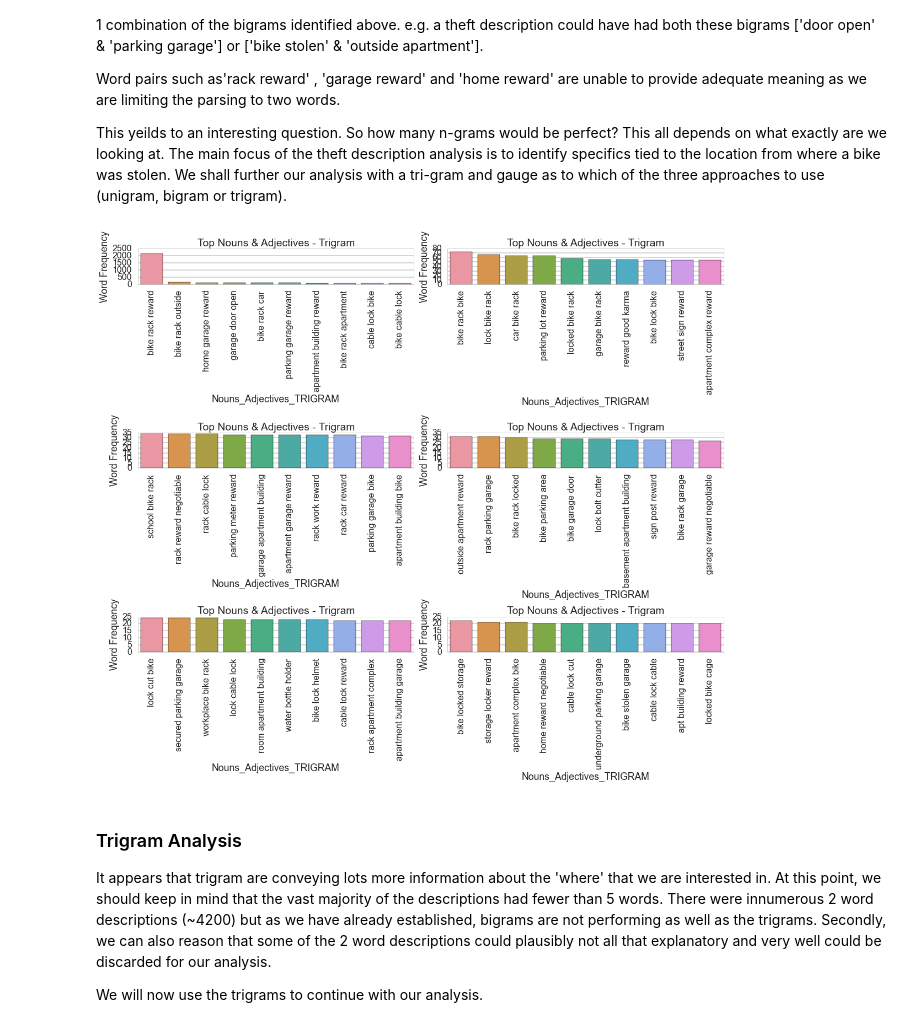
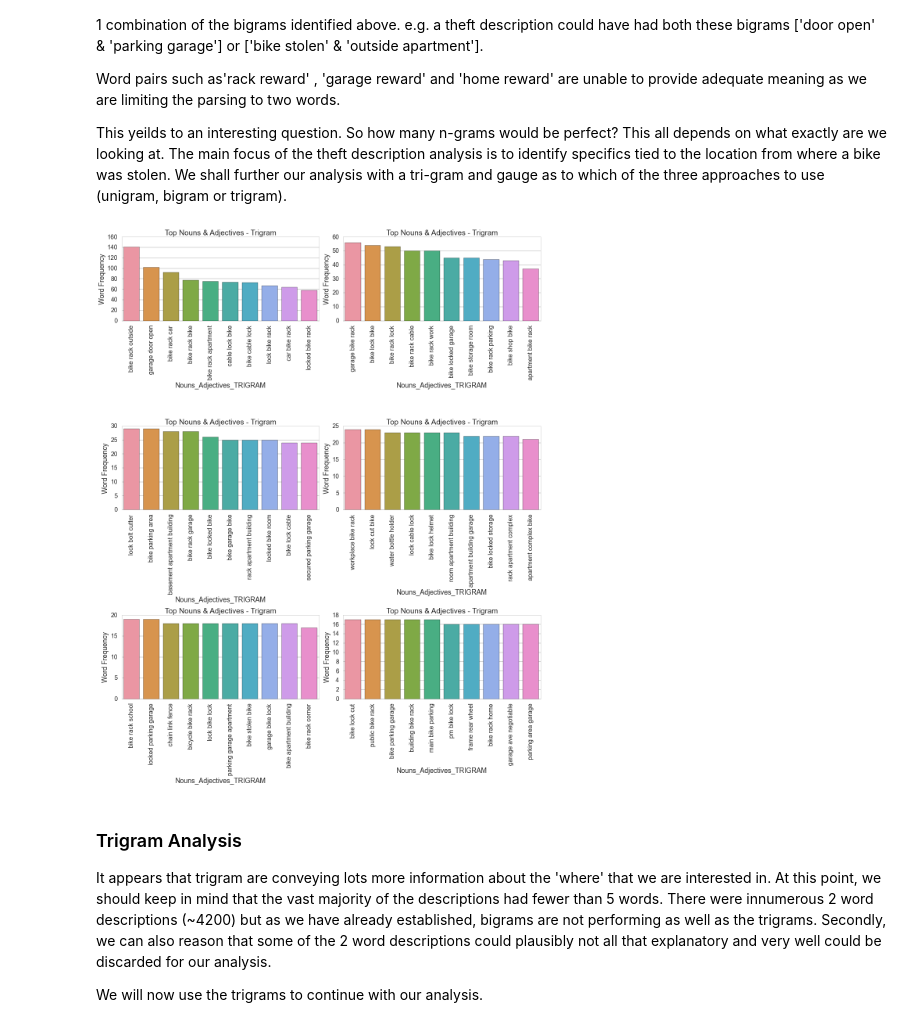
Before and after one commit to dilipbalachandran/project_cs109, a Jupyter notebook: code/Theft_Desc_Analysis-Draft.ipynb, the cells around one changed output. Saved outputs shown, nothing was run; the diff lists cells and outputs as text; code cells hidden in the pictures.

Commit message:
Nouns 1gram without reward spectral clustering - clean

```diff
--- a/code/Theft_Desc_Analysis-Draft.ipynb
+++ b/code/Theft_Desc_Analysis-Draft.ipynb
@@ -158,7 +158,14 @@ regex2=re.compile(r"\-{2,}")
 regex3=re.compile(r"\\\\")
 punctuation = list('.,;:!?()[]{}`''\"@#$^&*+-|=~_')
 
-def gather_nouns(thetext):
+def gather_nouns(thetext, cust_words_list=[]):
+    NEW_CUST_STOPWORDS_NOUN = CUSTOM_STOPWORDS_NOUN
+    if (len (cust_words_list) > 0):
+
+        for x in range(len(cust_words_list)):
+            tempvar1 = cust_words_list
+            NEW_CUST_STOPWORDS_NOUN.extend(tempvar1)
+
     thetext=re.sub(regex1, ' ', thetext)
     thetext=re.sub(regex2, ' ', thetext)
     thetext=re.sub(regex3, ' ', thetext)
@@ -169,7 +176,7 @@ def gather_nouns(thetext):
             #print token
             if len(token[4]) >0:
                 if token[1] in ['NN', 'NNS']:
-                    if token[4] in CUSTOM_STOPWORDS_NOUN or token[4] in stopwords or token[4][0] in punctuation or token[4][-1] in punctuation or len(token[4])==1:
+                    if token[4] in NEW_CUST_STOPWORDS_NOUN or token[4] in stopwords or token[4][0] in punctuation or token[4][-1] in punctuation or len(token[4])==1:
                         continue
                     nouns.append(token[4])
     nouns2=[]
@@ -182,7 +189,15 @@ def gather_nouns(thetext):
     return ' '.join(nouns2)
 
 
-def gather_nouns_and_adj(thetext):
+def gather_nouns_and_adj(thetext, cust_words_list=[]):
+    NEW_CUST_STOPWORDS = CUSTOM_STOPWORDS
+    if (len (cust_words_list) > 0):
+
+        for x in range(len(cust_words_list)):
+            tempvar2 = cust_words_list
+            NEW_CUST_STOPWORDS.extend(tempvar2)
+
+
     thetext=re.sub(regex1, ' ', thetext)
     thetext=re.sub(regex2, ' ', thetext)
     thetext=re.sub(regex3, ' ', thetext)
@@ -193,7 +208,7 @@ def gather_nouns_and_adj(thetext):
             #print token
             if len(token[4]) >0:
                 if token[1] in ['NN','NNS','NNP','JJ','JJR','JJS' ]:
-                    if token[4] in CUSTOM_STOPWORDS or token[4] in stopwords or token[4][0] in punctuation or token[4][-1] in punctuation or len(token[4])==1:
+                    if token[4] in NEW_CUST_STOPWORDS or token[4] in stopwords or token[4][0] in punctuation or token[4][-1] in punctuation or len(token[4])==1:
                         continue
 
                     #print token[4]
@@ -301,12 +321,12 @@ Prior to doing any more analysis, we need to understand the frequency of the nou
 # %%
 # Plot bar graph of Frequency of top 200 words that were vectorized
 #
-def plot_freq_chart(nrows, ncols, df_in, title_in) :
+def plot_freq_chart(nrows, ncols, df_in, title_in, figw=16, figh=16) :
     x_label = df_in.columns[1]
     y_label = df_in.columns[0]
     plt_rows = np.arange(nrows)
     plt_cols = np.arange(ncols)
-    f1, ax1 = plt.subplots(figsize=(16,14), nrows=nrows, ncols=ncols)
+    f1, ax1 = plt.subplots(figsize=(figw,figh), nrows=nrows, ncols=ncols)
     f1.set_tight_layout(True)
     x = 0
     #sns.barplot(x='Nouns',y='Count',data= sorted_w_freq_df[0:10])
@@ -322,5 +342,3 @@ def plot_freq_chart(nrows, ncols, df_in, title_in) :
 
 nrows=3
 ncols=3
-
-plot_freq_chart(3,3,Sorted_Nouns_Freq, "Top Nouns - unigram")
@@ -348,7 +407,7 @@ The above exploration of the nouns word count indicates that looking at unigrams
 ##############################################################################################
 #Approaching parsing text as bi-grams: Bigrams would include both adjective and noun together
 
-noun_adj_parsed = bike_subdf.theft_description.apply(gather_nouns_and_adj)
+noun_adj_parsed = bike_subdf.theft_description.apply(gather_nouns_and_adj,cust_words_list=['reward'] )
 noun_adj_parsed = noun_adj_parsed.to_frame()
 noun_adj_parsed.columns = ['theft_desc_nouns_adj']
 
@@ -412,9 +471,9 @@ Nouns_Adj_trigram_Freq = pd.DataFrame({'Nouns_Adjectives_TRIGRAM': Nouns_Adj_tri
 Sorted_Nouns_Adj_trigram_Freq = Nouns_Adj_trigram_Freq.sort(columns='Count', ascending=False)
 Sorted_Nouns_Adj_trigram_Freq.to_csv(DATAFILEPATH+'Nouns_Adj_Trigram_frequency.csv',encoding='utf-8')
 # %%
-plot_freq_chart(3,2,Sorted_Nouns_Adj_trigram_Freq, "Top Nouns & Adjectives - Trigram")
+plot_freq_chart(3,2,Sorted_Nouns_Adj_trigram_Freq, "Top Nouns & Adjectives - Trigram",figw=16, figh=20)
 # %% [output]
-[figure, old version]
+[figure, new version]
 # %% [markdown]
 ### Trigram Analysis
 
```
Also changed, not shown: parts of 25 cells of this notebook, 6 other files.
